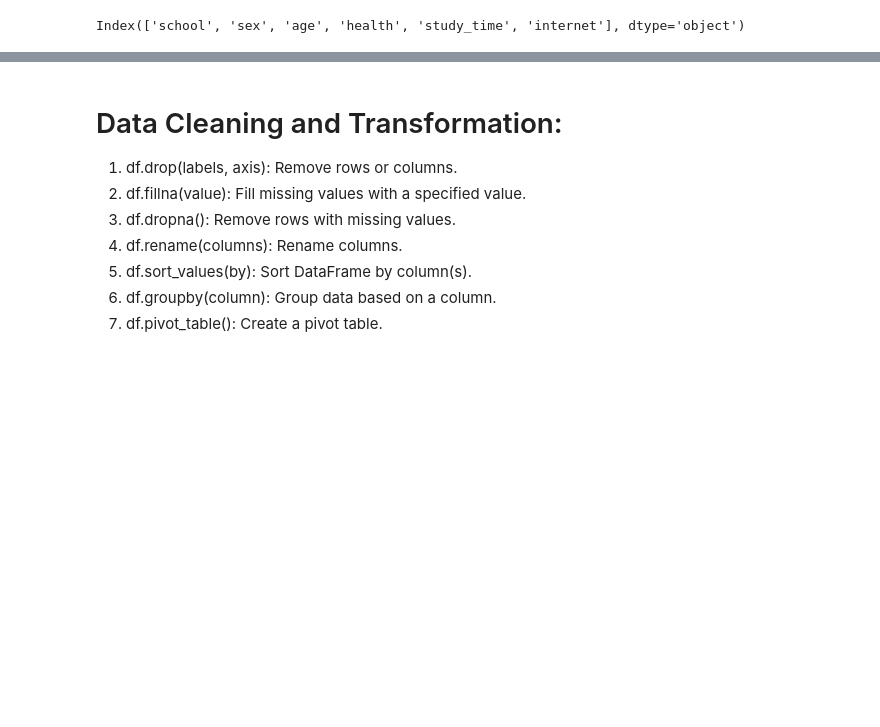
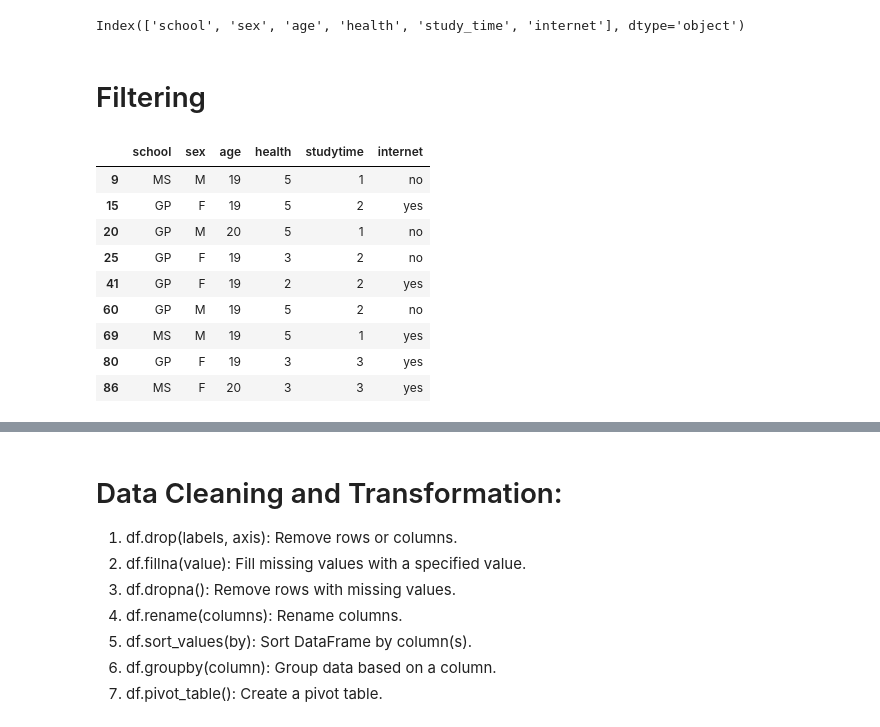
Before and after one commit to Harshraj77/data_science_and_ml_learning, a Jupyter notebook: pandas/zero_to_hero.ipynb, the cells around one changed output, grey strips where cells are left out. Cells and saved outputs as stored; diff of their text form; code cells hidden in the pictures; blank space fills up the shorter version.

Commit message:
df.query added

```diff
--- a/pandas/zero_to_hero.ipynb
+++ b/pandas/zero_to_hero.ipynb
@@ -394,3 +394,19 @@ df = df.rename(columns={'studytime':'study_time'})
 df.columns
 # %% [output]
 Index(['school', 'sex', 'age', 'health', 'study_time', 'internet'], dtype='object')
+# %% [markdown]
+# Filtering
+# %%
+#df.query('sql like query') : can use sql like query to filter the data
+df.query('age > 18')
+# %% [output]
+|  | school | sex | age | health | studytime | internet |
+| 9 | MS | M | 19 | 5 | 1 | no |
+| 15 | GP | F | 19 | 5 | 2 | yes |
+| 20 | GP | M | 20 | 5 | 1 | no |
+| 25 | GP | F | 19 | 3 | 2 | no |
+| 41 | GP | F | 19 | 2 | 2 | yes |
+| 60 | GP | M | 19 | 5 | 2 | no |
+| 69 | MS | M | 19 | 5 | 1 | yes |
+| 80 | GP | F | 19 | 3 | 3 | yes |
+| 86 | MS | F | 20 | 3 | 3 | yes |
```
Also changed, not shown: parts of 12 cells of this notebook.
